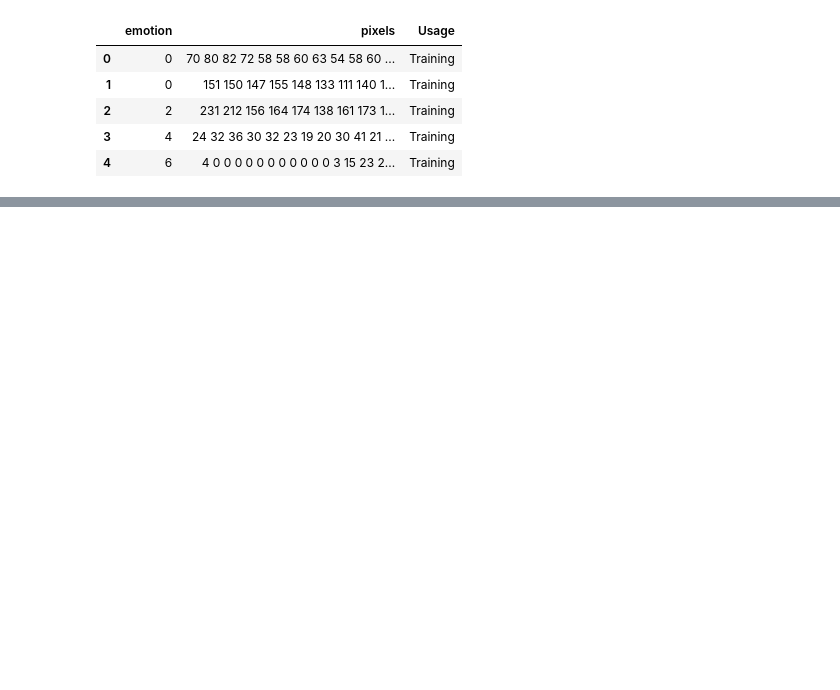
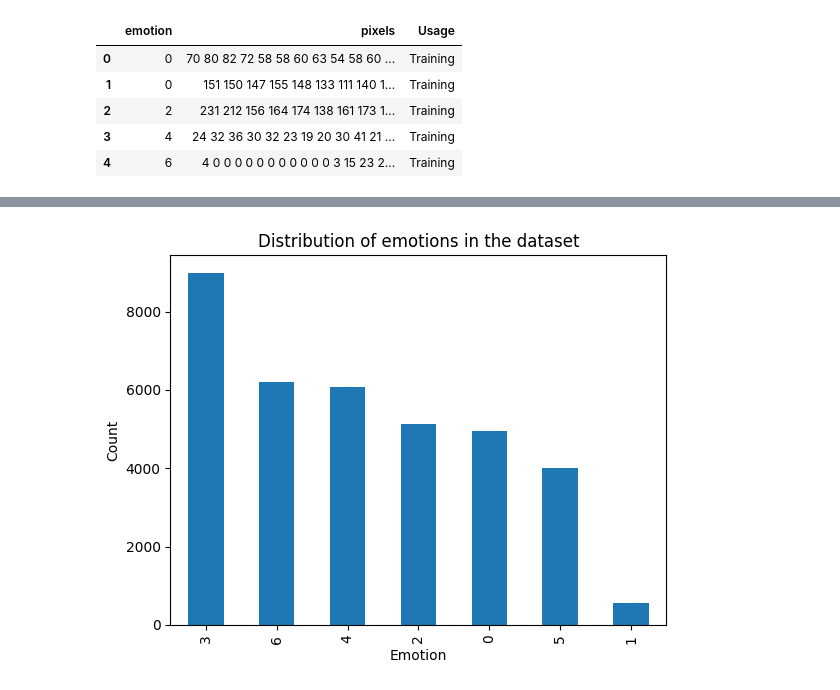
Before and after one commit to elifozkn/computer-vision-assignments, a Jupyter notebook: assignment2_CNN.ipynb, the cells around one changed output, grey strips where cells are left out. Saved outputs shown, nothing was run; the diff lists cells and outputs as text; code cells hidden in the pictures; blank space fills up the shorter version.

```diff
--- a/assignment2_CNN.ipynb
+++ b/assignment2_CNN.ipynb
@@ -33,2 +77,10 @@ data.head()
+# %%
+data['emotion'].value_counts().plot(kind='bar')
+plt.title('Distribution of emotions in the dataset')
+plt.xlabel('Emotion')
+plt.ylabel('Count')
+plt.show()
+# %% [output]
+[figure, added]
 # %%
 def preprocess_data():
```
Also changed, not shown: parts of 21 cells of this notebook.
